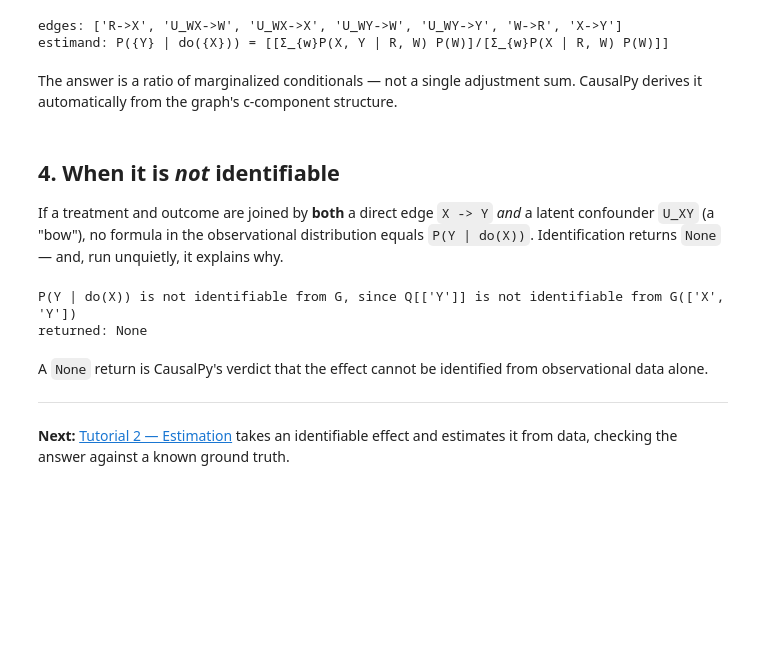
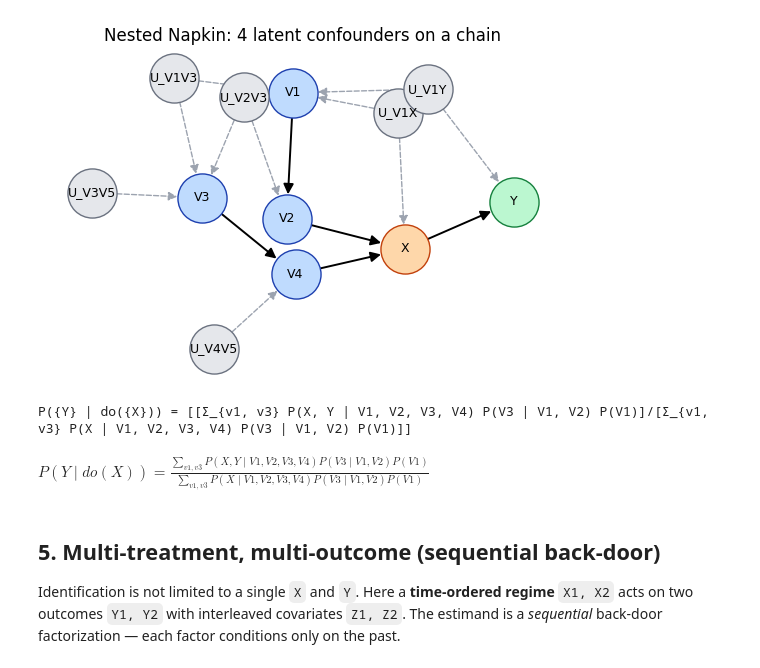
Before and after one commit to yonghanjung/CausalPy, a Jupyter notebook: tutorials/01_identification.ipynb, the cells around one changed output. Saved outputs shown, nothing was run; the diff lists cells and outputs as text; code cells hidden in the pictures; blank space fills up the shorter version.

```diff
--- a/tutorials/01_identification.ipynb
+++ b/tutorials/01_identification.ipynb
@@ -91,39 +141,16 @@ c-component factorization, which yields a **ratio** estimand.
 # %%
-G, X, Y = graph_of("Napkin_SCM")
-print("edges:", sorted(f"{a}->{b}" for a, b in G.edges()))
-print("estimand:", idq(G, X, Y))
+G, X, Y = graph_of("Nested_Napkin_SCM")
+draw_admg(G, X, Y, title="Nested Napkin: 4 latent confounders on a chain")
+print(idq(G, X, Y))
+Math(idq_latex(G, X, Y))
 # %% [output]
+[figure, added]
-edges: ['R->X', 'U_WX->W', 'U_WX->X', 'U_WY->W', 'U_WY->Y', 'W->R', 'X->Y']
-estimand: P({Y} | do({X})) = [[Σ_{w}P(X, Y | R, W) P(W)]/[Σ_{w}P(X | R, W) P(W)]]
+P({Y} | do({X})) = [[Σ_{v1, v3} P(X, Y | V1, V2, V3, V4) P(V3 | V1, V2) P(V1)]/[Σ_{v1, v3} P(X | V1, V2, V3, V4) P(V3 | V1, V2) P(V1)]]
+$\displaystyle P({Y} \mid do({X})) = \frac{\sum_{v1, v3} P(X, Y \mid V1, V2, V3, V4) P(V3 \mid V1, V2) P(V1)}{\sum_{v1, v3} P(X \mid V1, V2, V3, V4) P(V3 \mid V1, V2) P(V1)}$
 # %% [markdown]
-The answer is a ratio of marginalized conditionals — not a single adjustment sum.
-CausalPy derives it automatically from the graph's c-component structure.
+## 5. Multi-treatment, multi-outcome (sequential back-door)
+
+Identification is not limited to a single `X` and `Y`. Here a **time-ordered regime**
+`X1, X2` acts on two outcomes `Y1, Y2` with interleaved covariates `Z1, Z2`. The
+estimand is a *sequential* back-door factorization — each factor conditions only on
+the past.
-# %% [markdown]
-## 4. When it is *not* identifiable
-
-If a treatment and outcome are joined by **both** a direct edge `X -> Y` *and* a
-latent confounder `U_XY` (a "bow"), no formula in the observational distribution
-equals `P(Y | do(X))`. Identification returns `None` — and, run unquietly, it explains
-why.
-# %%
-Gb = nx.DiGraph()
-Gb.add_edges_from([("U_XY", "X"), ("U_XY", "Y"), ("X", "Y")])
-Gb, Xb, Yb = identify.preprocess_GXY_for_ID(Gb, ["X"], ["Y"])
-
-buf = io.StringIO()
-with contextlib.redirect_stdout(buf):
-    result = identify.causal_identification(Gb, Xb, Yb, latex=False, copyTF=False)
-
-print(buf.getvalue().strip())     # the function's own explanation
-print("returned:", result)
-# %% [output]
-P(Y | do(X)) is not identifiable from G, since Q[['Y']] is not identifiable from G(['X', 'Y'])
-returned: None
-# %% [markdown]
-A `None` return is CausalPy's verdict that the effect cannot be identified from
-observational data alone.
-
----
-
-**Next:** [Tutorial 2 — Estimation](02_estimation.ipynb) takes an identifiable effect
-and estimates it from data, checking the answer against a known ground truth.
```
Also changed, not shown: parts of 20 cells of this notebook, 10 other files.
